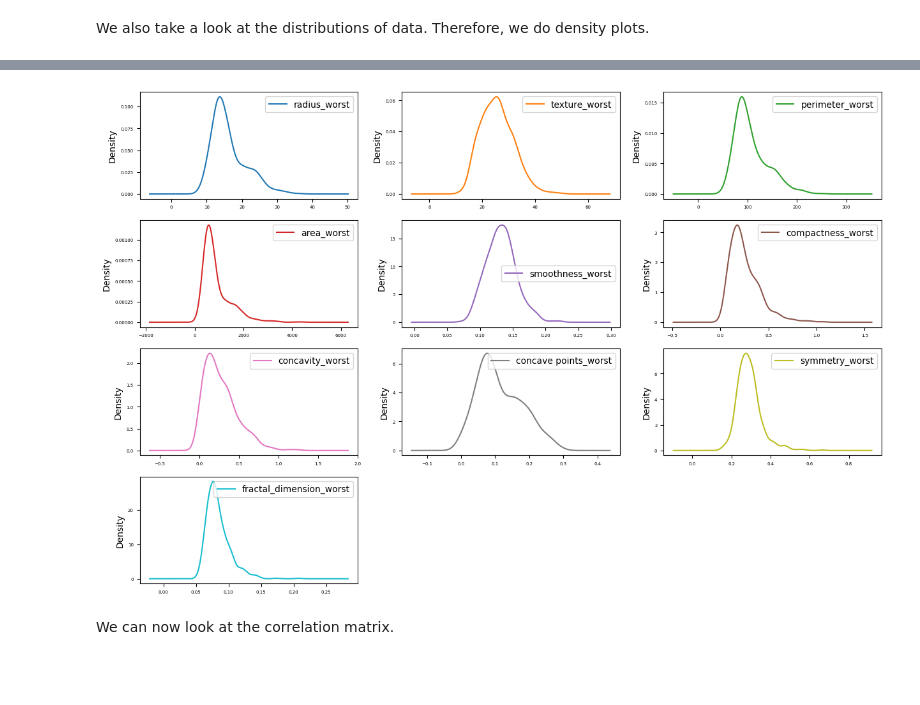
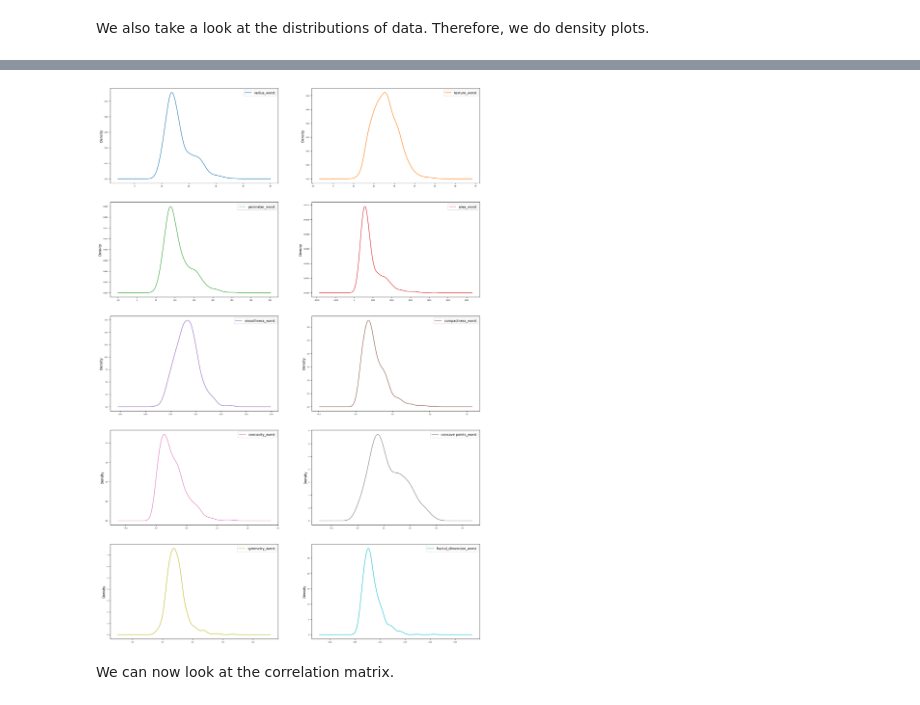
Before and after one commit to NLDL-breast-cancer/NLDL-breast-cancer, a Jupyter notebook: Breast_cancer_prediction.ipynb, the cells around one changed output, grey strips where cells are left out. Drawn from its saved outputs; the diff is of its cells as text; code cells hidden in the pictures; blank space fills up the shorter version.

```diff
--- a/Breast_cancer_prediction.ipynb
+++ b/Breast_cancer_prediction.ipynb
@@ -157,8 +205,8 @@ plt = df_se.plot(kind= 'density', subplots=True, layout=(4,3), sharex=False,
 # %%
-plt = df_worst.plot(kind= 'kde', subplots=True, layout=(4,3), sharex=False, sharey=False,
-                    fontsize=5, figsize=(15,10))
+plt = df_worst.plot(kind= 'kde', subplots=True, layout=(5,2), sharex=False, sharey=False,
+                    fontsize=5, figsize=(20,30))
 # %% [output]
-[figure, old version]
+[figure, new version]
 # %% [markdown]
 We can now look at the correlation matrix.
 # %%
```
Also changed, not shown: parts of 19 cells of this notebook.
